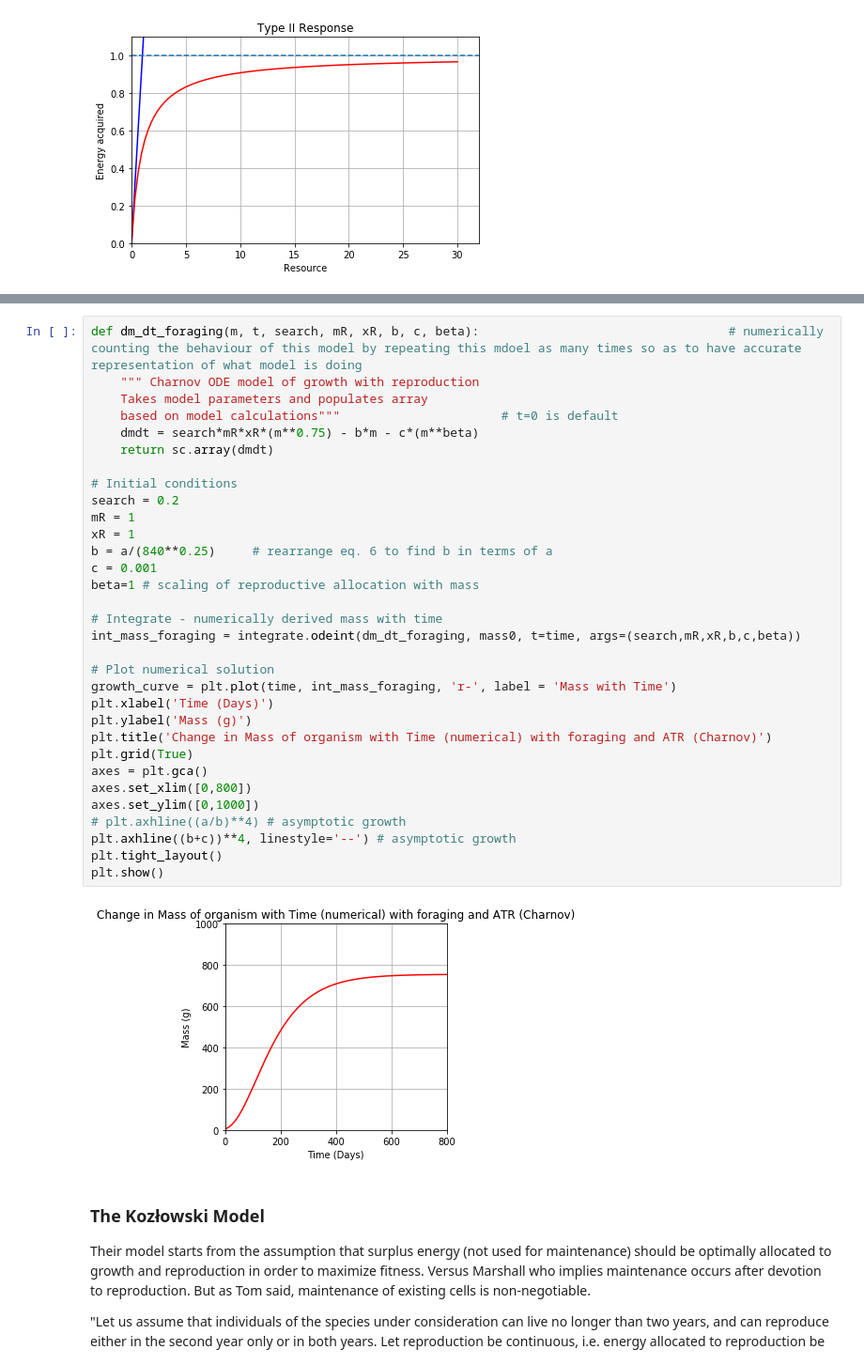
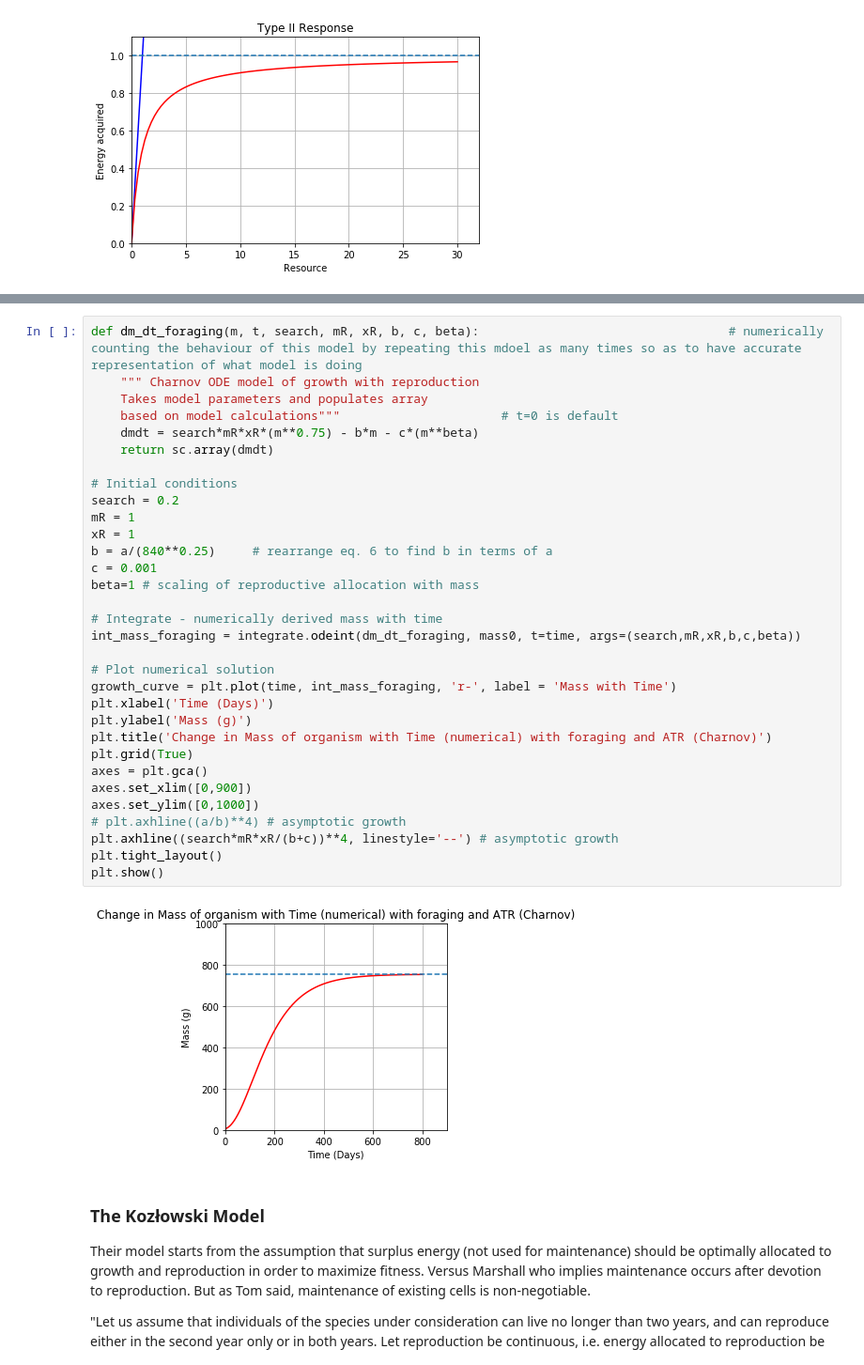
Before and after one commit to lvassor/HyperallometricFecundity, a Jupyter notebook: Code/ontogenetic_growth.ipynb, the cells around one changed output, grey strips where cells are left out. Shown: that part at 94% size. Cells and saved outputs as stored; diff of their text form.

```diff
--- a/Code/ontogenetic_growth.ipynb
+++ b/Code/ontogenetic_growth.ipynb
@@ -241,36 +241,36 @@ Would do this by fixing the new $a$ term as a depleted environment, then vary th
 def dm_dt_foraging(m, t, search, mR, xR, b, c, beta):                                  # numerically counting the behaviour of this model by repeating this mdoel as many times so as to have accurate representation of what model is doing
     """ Charnov ODE model of growth with reproduction
     Takes model parameters and populates array
     based on model calculations"""                      # t=0 is default
     dmdt = search*mR*xR*(m**0.75) - b*m - c*(m**beta)
     return sc.array(dmdt)
 
 # Initial conditions
 search = 0.2
 mR = 1
 xR = 1
 b = a/(840**0.25)     # rearrange eq. 6 to find b in terms of a
 c = 0.001
 beta=1 # scaling of reproductive allocation with mass
 
 # Integrate - numerically derived mass with time
 int_mass_foraging = integrate.odeint(dm_dt_foraging, mass0, t=time, args=(search,mR,xR,b,c,beta))
 
 # Plot numerical solution
 growth_curve = plt.plot(time, int_mass_foraging, 'r-', label = 'Mass with Time')
 plt.xlabel('Time (Days)')
 plt.ylabel('Mass (g)')
 plt.title('Change in Mass of organism with Time (numerical) with foraging and ATR (Charnov)')
 plt.grid(True)
 axes = plt.gca()
-axes.set_xlim([0,800])
+axes.set_xlim([0,900])
 axes.set_ylim([0,1000])
 # plt.axhline((a/b)**4) # asymptotic growth
-plt.axhline((b+c))**4, linestyle='--') # asymptotic growth
+plt.axhline((search*mR*xR/(b+c))**4, linestyle='--') # asymptotic growth
 plt.tight_layout()
 plt.show()
 # %% [output]
-[figure, old version]
+[figure, new version]
 # %% [markdown]
 ### The Kozłowski Model
 
```
Also changed, not shown: parts of 1 cell of this notebook, 3 other files.
